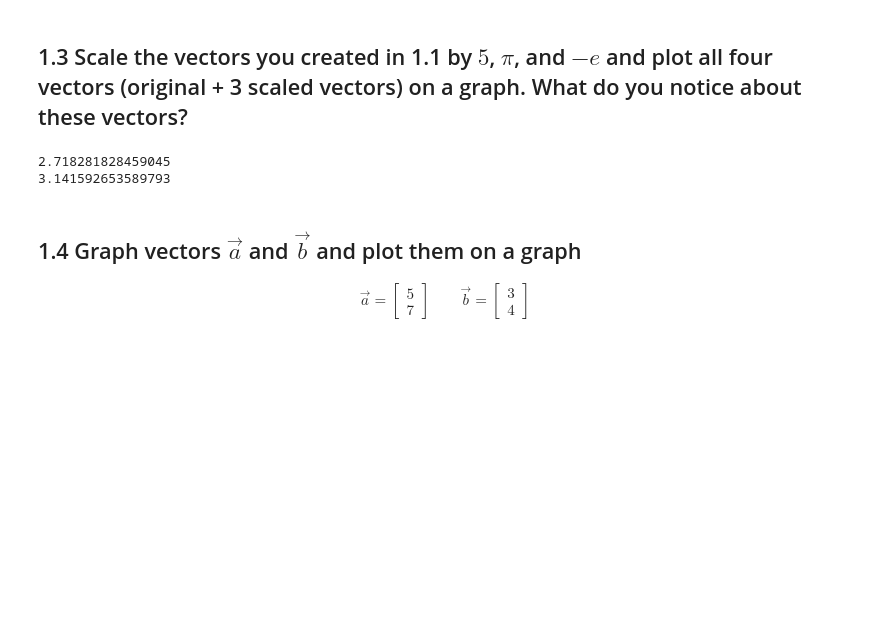
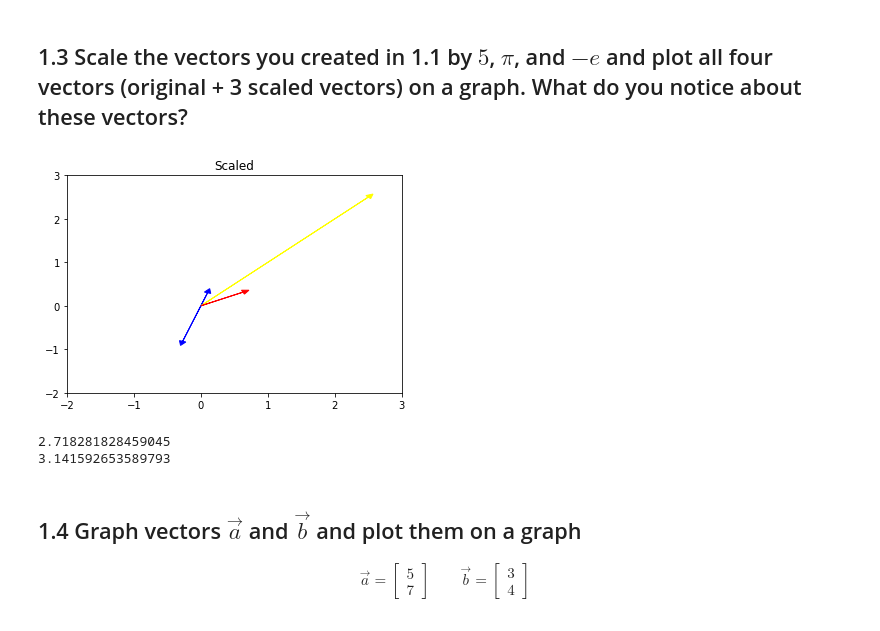
Before and after one commit to oferbaharav/DS-Unit-1-Sprint-4-Linear-Algebra, a Jupyter notebook: module1-linear-algebra-review/Ofer_Baharav_Copy_of_Linear_Algebra_Assignment.ipynb, the cells around one changed output. Cells and saved outputs as stored; diff of their text form; code cells hidden in the pictures; blank space fills up the shorter version.

```diff
--- a/module1-linear-algebra-review/Ofer_Baharav_Copy_of_Linear_Algebra_Assignment.ipynb
+++ b/module1-linear-algebra-review/Ofer_Baharav_Copy_of_Linear_Algebra_Assignment.ipynb
@@ -27,5 +54,24 @@ plt.show()
 # %% [markdown]
 ## 1.3 Scale the vectors you created in 1.1 by $5$, $\pi$, and $-e$ and plot all four vectors (original + 3 scaled vectors) on a graph. What do you notice about these vectors?
+# %%
+# yellow = [.5, .5]
+# red = [.9, .1]
+# blue = [.1, .3]
+
+scale_5 = np.multiply(5, yellow)
+scale_pi = np.multiply(math.pi, red)
+scale_neg_e = np.multiply(math.e * -1, blue)
+
+plt.arrow(0, 0, blue[0], blue[1], head_width=.1, head_length=0.1, color="blue")
+plt.arrow(0, 0, scale_5[0], scale_5[1], head_width=.1, head_length=.1, color="yellow")
+plt.arrow(0, 0, scale_pi[0], scale_pi[1], head_width=.1, head_length=.1, color="red")
+plt.arrow(0, 0, scale_neg_e[0], scale_neg_e[1], head_width=.1, head_length=.1, color="blue")
+plt.xlim(-2,3)
+plt.ylim(-2,3)
+plt.title("Scaled")
+plt.show()
+# %% [output]
+[figure, added]
 # %%
 from math import e, pi
 print(e)
```
Also changed, not shown: parts of 21 cells of this notebook.
